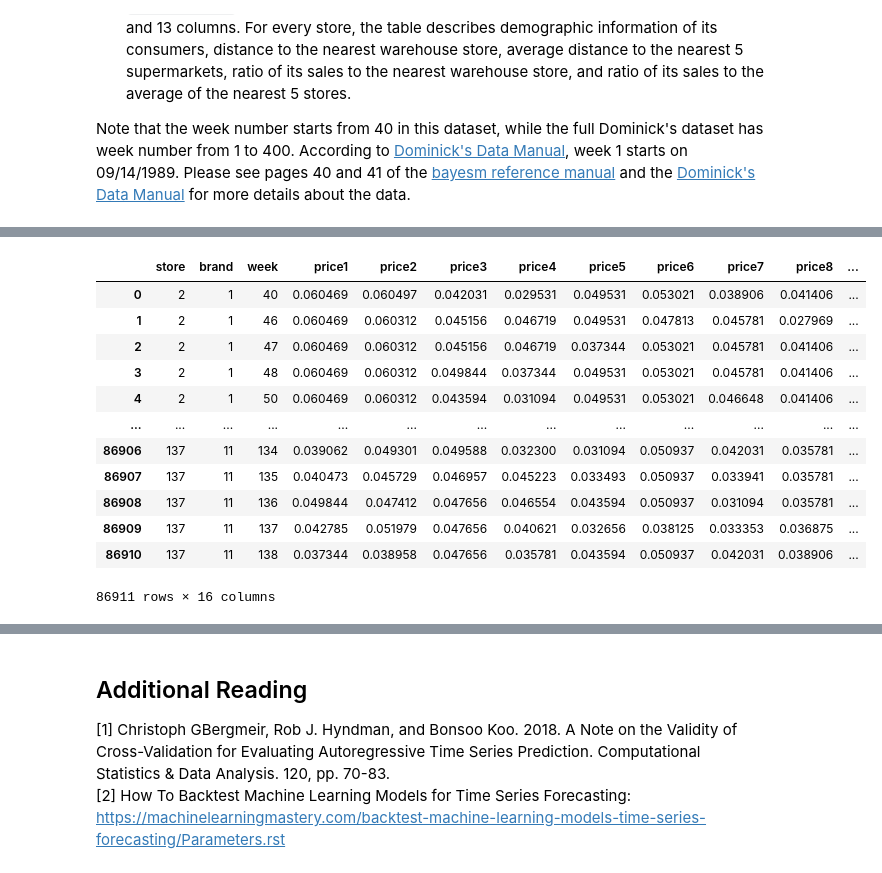
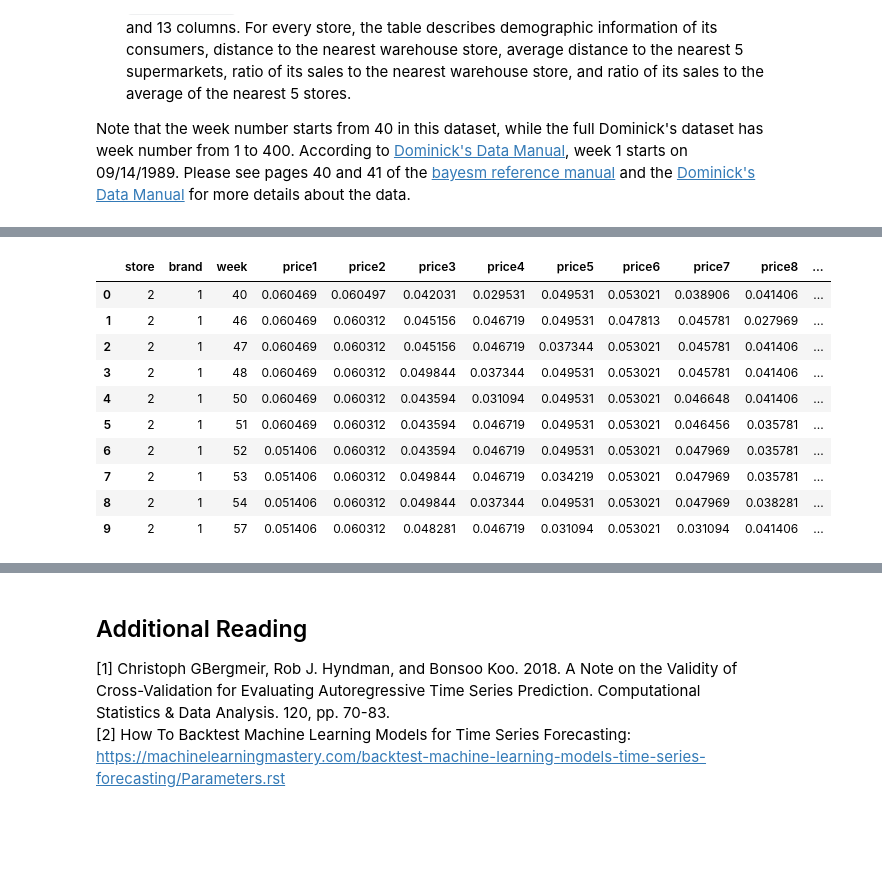
Before and after one commit to sdonohoo/forecasting, a Jupyter notebook: examples/01_prepare_data/data_prepare_retail.ipynb, the cells around one changed output, grey strips where cells are left out. Saved outputs shown, nothing was run; the diff lists cells and outputs as text; code cells hidden in the pictures; blank space fills up the shorter version.

```diff
--- a/examples/01_prepare_data/data_prepare_retail.ipynb
+++ b/examples/01_prepare_data/data_prepare_retail.ipynb
@@ -55,3 +63,10 @@ Data download completed. Data saved to /data/home/chenhui/work/forecasting/ojdat
+# %%
+# Forecasting settings
+N_SPLITS = 1
+HORIZON = 2
+GAP = 2
+FIRST_WEEK = 40
+LAST_WEEK = 156
 # %% [markdown]
 ## Split Data for Single-Round Forecasting
 
@@ -67 +78,10 @@ aux_df.reset_index(inplace=True)
+# %%
+train_df_list, test_df_list, aux_df_list = split_train_test(
+    DATA_DIR, n_splits=N_SPLITS, horizon=HORIZON, gap=GAP, first_week=FIRST_WEEK, last_week=LAST_WEEK, write_csv=True,
+)
+
+# Split returns a list, extract the dataframes from the list
+train_df = train_df_list[0].reset_index()
+test_df = test_df_list[0].reset_index()
+aux_df = aux_df_list[0].reset_index()
 # %%
@@ -99,19 +115,17 @@ test_df
 # %%
-aux_df
+aux_df.head(10)
 # %% [output]
 |  | store | brand | week | price1 | price2 | price3 | price4 | price5 | price6 | price7 | price8 | ... |
 | 0 | 2 | 1 | 40 | 0.060469 | 0.060497 | 0.042031 | 0.029531 | 0.049531 | 0.053021 | 0.038906 | 0.041406 | ... |
 | 1 | 2 | 1 | 46 | 0.060469 | 0.060312 | 0.045156 | 0.046719 | 0.049531 | 0.047813 | 0.045781 | 0.027969 | ... |
 | 2 | 2 | 1 | 47 | 0.060469 | 0.060312 | 0.045156 | 0.046719 | 0.037344 | 0.053021 | 0.045781 | 0.041406 | ... |
 | 3 | 2 | 1 | 48 | 0.060469 | 0.060312 | 0.049844 | 0.037344 | 0.049531 | 0.053021 | 0.045781 | 0.041406 | ... |
 | 4 | 2 | 1 | 50 | 0.060469 | 0.060312 | 0.043594 | 0.031094 | 0.049531 | 0.053021 | 0.046648 | 0.041406 | ... |
-| ... | ... | ... | ... | ... | ... | ... | ... | ... | ... | ... | ... | ... |
-| 86906 | 137 | 11 | 134 | 0.039062 | 0.049301 | 0.049588 | 0.032300 | 0.031094 | 0.050937 | 0.042031 | 0.035781 | ... |
-| 86907 | 137 | 11 | 135 | 0.040473 | 0.045729 | 0.046957 | 0.045223 | 0.033493 | 0.050937 | 0.033941 | 0.035781 | ... |
-| 86908 | 137 | 11 | 136 | 0.049844 | 0.047412 | 0.047656 | 0.046554 | 0.043594 | 0.050937 | 0.031094 | 0.035781 | ... |
-| 86909 | 137 | 11 | 137 | 0.042785 | 0.051979 | 0.047656 | 0.040621 | 0.032656 | 0.038125 | 0.033353 | 0.036875 | ... |
-| 86910 | 137 | 11 | 138 | 0.037344 | 0.038958 | 0.047656 | 0.035781 | 0.043594 | 0.050937 | 0.042031 | 0.038906 | ... |
+| 5 | 2 | 1 | 51 | 0.060469 | 0.060312 | 0.043594 | 0.046719 | 0.049531 | 0.053021 | 0.046456 | 0.035781 | ... |
+| 6 | 2 | 1 | 52 | 0.051406 | 0.060312 | 0.043594 | 0.046719 | 0.049531 | 0.053021 | 0.047969 | 0.035781 | ... |
+| 7 | 2 | 1 | 53 | 0.051406 | 0.060312 | 0.049844 | 0.046719 | 0.034219 | 0.053021 | 0.047969 | 0.035781 | ... |
+| 8 | 2 | 1 | 54 | 0.051406 | 0.060312 | 0.049844 | 0.037344 | 0.049531 | 0.053021 | 0.047969 | 0.038281 | ... |
+| 9 | 2 | 1 | 57 | 0.051406 | 0.060312 | 0.048281 | 0.046719 | 0.031094 | 0.053021 | 0.031094 | 0.041406 | ... |
-86911 rows × 16 columns
 # %% [markdown]
 ## Split Data for Multi-Round Forecasting
 
```
Also changed, not shown: parts of 11 cells of this notebook, 7 other files.
